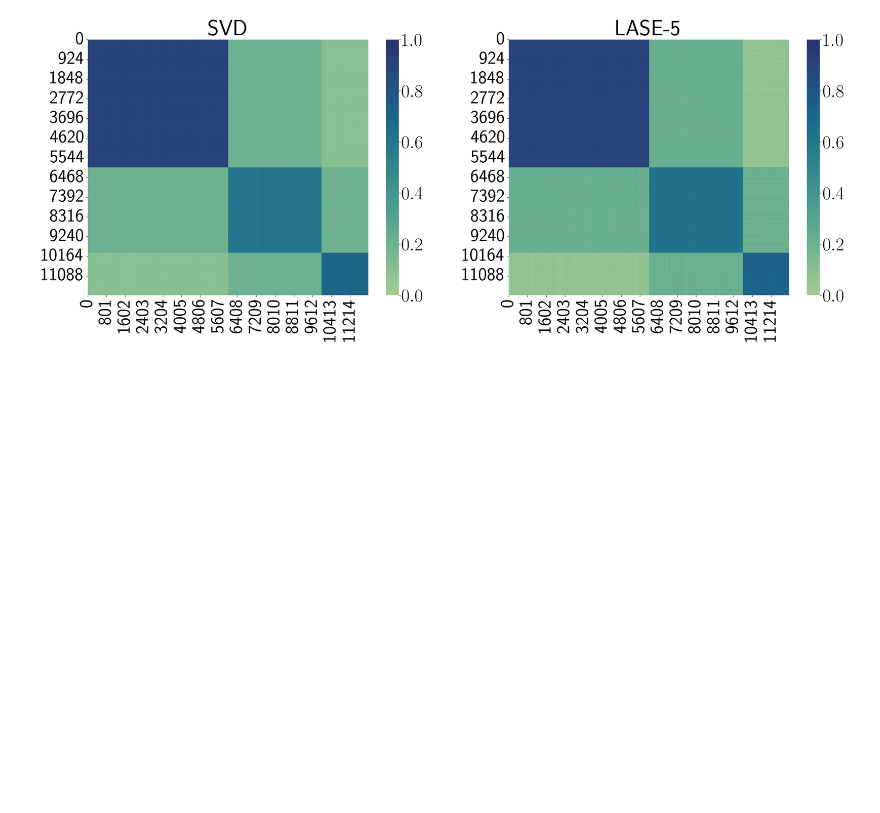
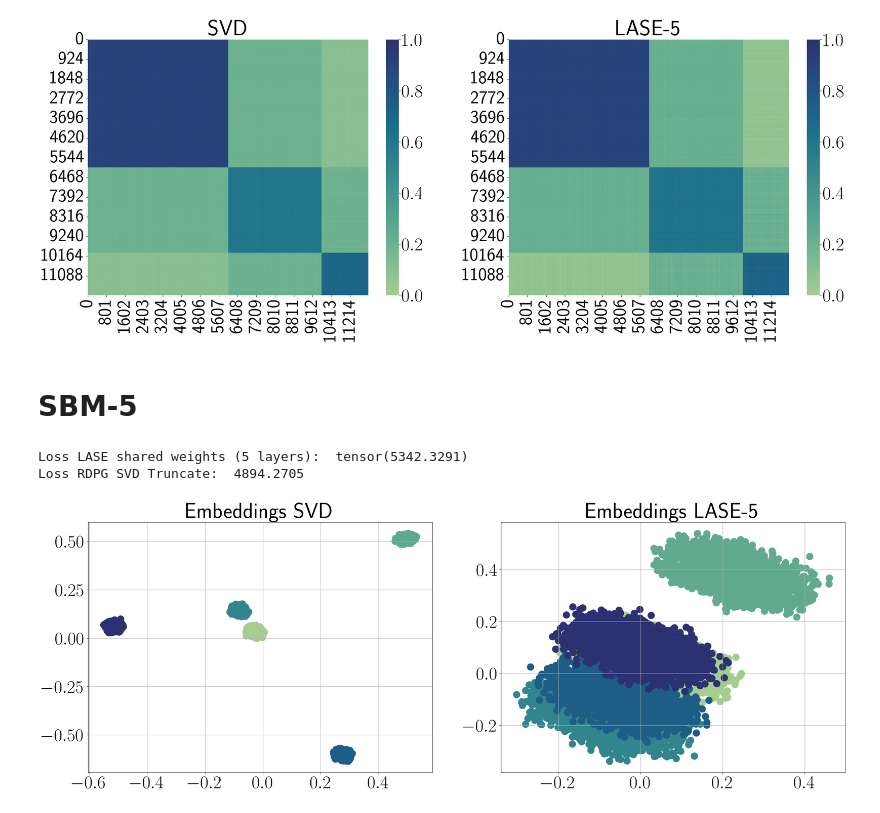
Before and after one commit to sofiperez91/LASE, a Jupyter notebook: notebooks/LASE_subgraphs_section.ipynb, the cells around one changed output. Drawn from its saved outputs; the diff is of its cells as text; code cells hidden in the pictures; blank space fills up the shorter version.

```diff
--- a/notebooks/LASE_subgraphs_section.ipynb
+++ b/notebooks/LASE_subgraphs_section.ipynb
@@ -91,3 +91,76 @@ plt.show()
 # %% [output]
 [figure]
 [figure]
+# %% [markdown]
+# SBM-5
+# %%
+torch.manual_seed(42)
+
+
+gd_steps = 5
+device = 'cpu'
+
+dataset = 'sbm5_unbalanced_positive_subgraphs'
+
+d = config[dataset]['d']
+p = config[dataset]['p']
+n = np.array(config[dataset]['n'])
+dropout = config[dataset]['dropout']
+num_nodes = np.sum(n)
+
+lase = LASE(d, d, gd_steps)
+lase.load_state_dict(torch.load(f'../saved_models/lase_{dataset}_0{dropout}_d{d}_normalized_random_{gd_steps}steps_FULL.pt'))
+lase.to(device)
+lase.eval()
+
+ORIGINAL_GRAPH = '../data/synthetic_dataset/sbm/sbm5_unbalanced_positive_subgraphs_original_graph.pkl'
+with open(ORIGINAL_GRAPH, 'rb') as f:
+    data= pickle.load(f)
+
+
+num_nodes = data.num_nodes
+edge_index = data.edge_index
+edge_index_2 = torch.ones([num_nodes,num_nodes],).nonzero().t().contiguous().to(device)
+mask = (torch.ones([num_nodes,num_nodes],)-torch.eye(num_nodes)).nonzero().t().contiguous().to(device)
+x = torch.rand((num_nodes, d)).to(device)
+
+x_lase = lase(x, edge_index, edge_index_2, mask)
+x_lase = x_lase.detach()
+loss = torch.norm((x_lase@x_lase.T - to_dense_adj(edge_index).squeeze(0))*to_dense_adj(mask).squeeze(0))
+print(f"Loss LASE shared weights ({gd_steps} layers): ", loss)
+x_lase = x_lase.to('cpu')
+
+x_svd = embed_scipy(edge_index,d)
+loss = np.linalg.norm((x_svd@x_svd.T - to_dense_adj(edge_index).squeeze(0).numpy())*to_dense_adj(mask).squeeze(0))
+print("Loss RDPG SVD Truncate: ", loss)
+
+x_lase_p = align_Xs(x_lase,x_svd)
+# %% [output]
+Loss LASE shared weights (5 layers):  tensor(5342.3291)
+Loss RDPG SVD Truncate:  4894.2705
+# %%
+colors = np.concatenate((np.ones(n[0]),np.ones(n[1])*2,np.ones(n[2])*3,np.ones(n[3])*4,np.ones(n[4])*5))
+
+plt.rcParams['lines.linewidth'] = 3
+plt.rcParams['text.usetex'] = True
+plt.rcParams['font.size'] = 40
+plt.rcParams['lines.markersize'] = 15
+plt.rcParams['axes.grid'] = False
+
+plt.rcParams['axes.grid'] = True
+fig, axes = plt.subplots(1, 2, figsize =(30,10))
+axes[0].set_title('Embeddings SVD')
+axes[0].scatter(x_svd[:,0],x_svd[:,1], c=colors, cmap="crest")
+axes[1].set_title(f'Embeddings LASE-{gd_steps}')
+axes[1].scatter(x_lase_p[:,0],x_lase_p[:,1], c=colors, cmap="crest")
+plt.show()
+
+plt.rcParams['axes.grid'] = False
+fig, axes = plt.subplots(1, 2, figsize =(30,10))
+axes[0].set_title('SVD')
+sns.heatmap(x_svd@x_svd.T, ax=axes[0], vmin=0.0, vmax=1.0, cbar=True, cmap="crest")
+axes[1].set_title(f'LASE-{gd_steps}')
+sns.heatmap(x_lase@x_lase.T, ax=axes[1], vmin=0.0, vmax=1.0, cbar=True, cmap="crest")
+plt.show()
+# %% [output]
+[figure, added]
```
Also changed, not shown: 15 other files.
